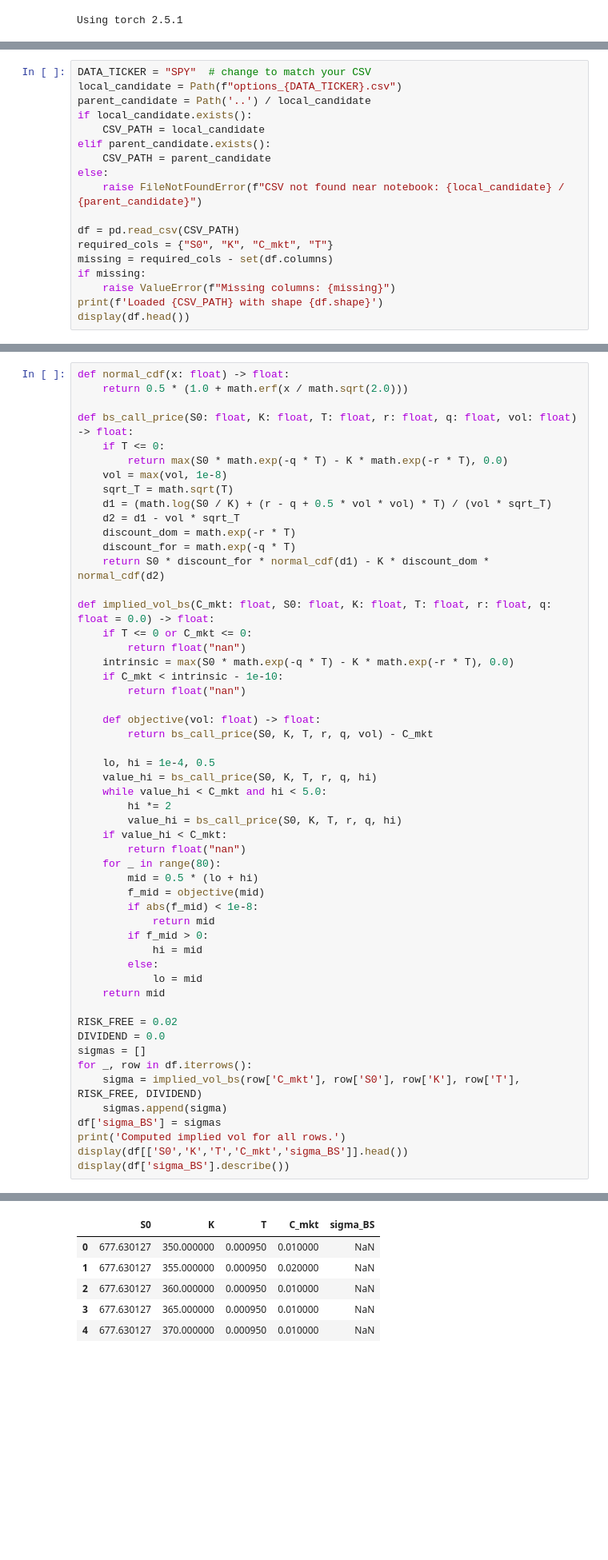
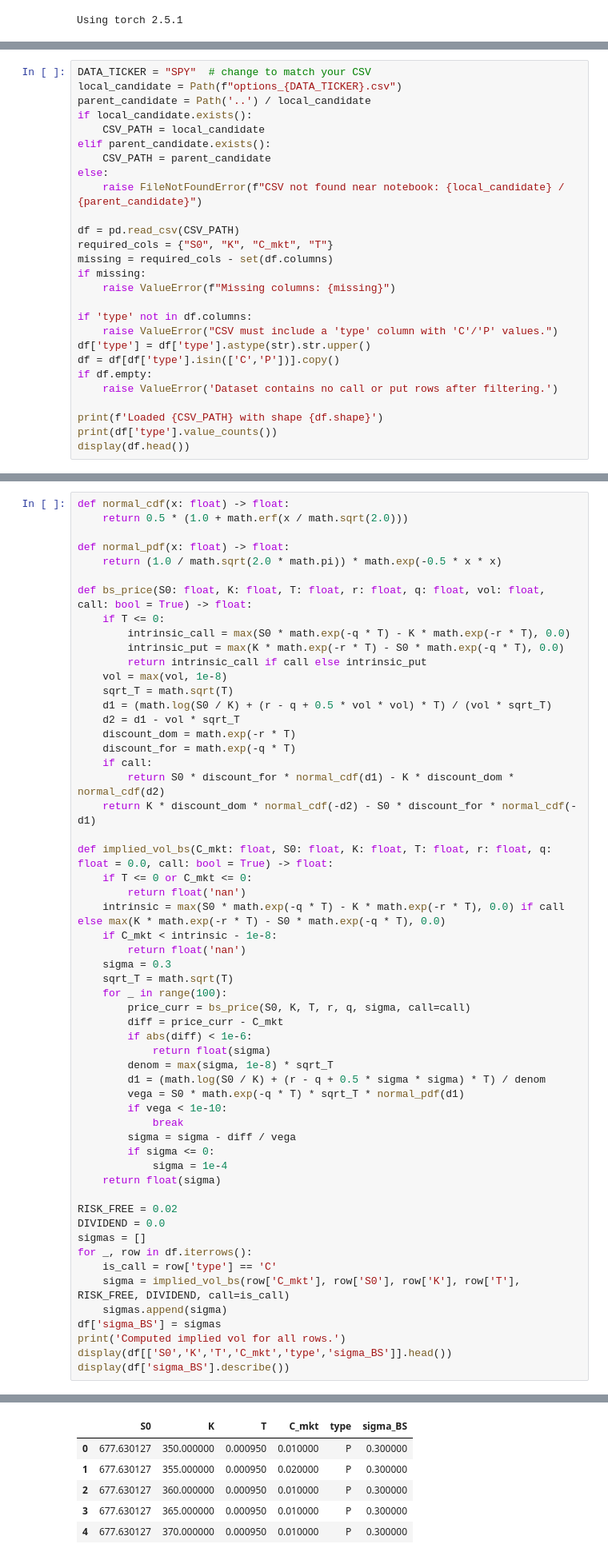
Before and after one commit to nicolassalok1/RepoFinal, a Jupyter notebook: NN/BS/implied_volatility_nn.ipynb, the cells around one changed output, grey strips where cells are left out. Shown at 80% size. Saved outputs shown, nothing was run; the diff lists cells and outputs as text; blank space fills up the shorter version.

```diff
--- a/NN/BS/implied_volatility_nn.ipynb
+++ b/NN/BS/implied_volatility_nn.ipynb
@@ -42,5 +42,14 @@ required_cols = {"S0", "K", "C_mkt", "T"}
 missing = required_cols - set(df.columns)
 if missing:
     raise ValueError(f"Missing columns: {missing}")
+
+if 'type' not in df.columns:
+    raise ValueError("CSV must include a 'type' column with 'C'/'P' values.")
+df['type'] = df['type'].astype(str).str.upper()
+df = df[df['type'].isin(['C','P'])].copy()
+if df.empty:
+    raise ValueError('Dataset contains no call or put rows after filtering.')
+
 print(f'Loaded {CSV_PATH} with shape {df.shape}')
+print(df['type'].value_counts())
 display(df.head())
@@ -49,61 +70,64 @@ display(df.head())
 # %%
 def normal_cdf(x: float) -> float:
     return 0.5 * (1.0 + math.erf(x / math.sqrt(2.0)))
 
-def bs_call_price(S0: float, K: float, T: float, r: float, q: float, vol: float) -> float:
+def normal_pdf(x: float) -> float:
+    return (1.0 / math.sqrt(2.0 * math.pi)) * math.exp(-0.5 * x * x)
+
+def bs_price(S0: float, K: float, T: float, r: float, q: float, vol: float, call: bool = True) -> float:
     if T <= 0:
-        return max(S0 * math.exp(-q * T) - K * math.exp(-r * T), 0.0)
+        intrinsic_call = max(S0 * math.exp(-q * T) - K * math.exp(-r * T), 0.0)
+        intrinsic_put = max(K * math.exp(-r * T) - S0 * math.exp(-q * T), 0.0)
+        return intrinsic_call if call else intrinsic_put
     vol = max(vol, 1e-8)
     sqrt_T = math.sqrt(T)
     d1 = (math.log(S0 / K) + (r - q + 0.5 * vol * vol) * T) / (vol * sqrt_T)
     d2 = d1 - vol * sqrt_T
     discount_dom = math.exp(-r * T)
     discount_for = math.exp(-q * T)
-    return S0 * discount_for * normal_cdf(d1) - K * discount_dom * normal_cdf(d2)
+    if call:
+        return S0 * discount_for * normal_cdf(d1) - K * discount_dom * normal_cdf(d2)
+    return K * discount_dom * normal_cdf(-d2) - S0 * discount_for * normal_cdf(-d1)
 
-def implied_vol_bs(C_mkt: float, S0: float, K: float, T: float, r: float, q: float = 0.0) -> float:
+def implied_vol_bs(C_mkt: float, S0: float, K: float, T: float, r: float, q: float = 0.0, call: bool = True) -> float:
     if T <= 0 or C_mkt <= 0:
-        return float("nan")
-    intrinsic = max(S0 * math.exp(-q * T) - K * math.exp(-r * T), 0.0)
-    if C_mkt < intrinsic - 1e-10:
-        return float("nan")
-
-    def objective(vol: float) -> float:
-        return bs_call_price(S0, K, T, r, q, vol) - C_mkt
-
-    lo, hi = 1e-4, 0.5
-    value_hi = bs_call_price(S0, K, T, r, q, hi)
-    while value_hi < C_mkt and hi < 5.0:
-        hi *= 2
-        value_hi = bs_call_price(S0, K, T, r, q, hi)
-    if value_hi < C_mkt:
-        return float("nan")
-    for _ in range(80):
-        mid = 0.5 * (lo + hi)
-        f_mid = objective(mid)
-        if abs(f_mid) < 1e-8:
-            return mid
-        if f_mid > 0:
-            hi = mid
-        else:
-            lo = mid
-    return mid
+        return float('nan')
+    intrinsic = max(S0 * math.exp(-q * T) - K * math.exp(-r * T), 0.0) if call else max(K * math.exp(-r * T) - S0 * math.exp(-q * T), 0.0)
+    if C_mkt < intrinsic - 1e-8:
+        return float('nan')
+    sigma = 0.3
+    sqrt_T = math.sqrt(T)
+    for _ in range(100):
+        price_curr = bs_price(S0, K, T, r, q, sigma, call=call)
+        diff = price_curr - C_mkt
+        if abs(diff) < 1e-6:
+            return float(sigma)
+        denom = max(sigma, 1e-8) * sqrt_T
+        d1 = (math.log(S0 / K) + (r - q + 0.5 * sigma * sigma) * T) / denom
+        vega = S0 * math.exp(-q * T) * sqrt_T * normal_pdf(d1)
+        if vega < 1e-10:
+            break
+        sigma = sigma - diff / vega
+        if sigma <= 0:
+            sigma = 1e-4
+    return float(sigma)
 
 RISK_FREE = 0.02
 DIVIDEND = 0.0
 sigmas = []
 for _, row in df.iterrows():
-    sigma = implied_vol_bs(row['C_mkt'], row['S0'], row['K'], row['T'], RISK_FREE, DIVIDEND)
+    is_call = row['type'] == 'C'
+    sigma = implied_vol_bs(row['C_mkt'], row['S0'], row['K'], row['T'], RISK_FREE, DIVIDEND, call=is_call)
     sigmas.append(sigma)
 df['sigma_BS'] = sigmas
 print('Computed implied vol for all rows.')
-display(df[['S0','K','T','C_mkt','sigma_BS']].head())
+display(df[['S0','K','T','C_mkt','type','sigma_BS']].head())
 display(df['sigma_BS'].describe())
 # %% [output]
 Computed implied vol for all rows.
-|  | S0 | K | T | C_mkt | sigma_BS |
-| 0 | 677.630127 | 350.000000 | 0.000950 | 0.010000 | NaN |
-| 1 | 677.630127 | 355.000000 | 0.000950 | 0.020000 | NaN |
-| 2 | 677.630127 | 360.000000 | 0.000950 | 0.010000 | NaN |
-| 3 | 677.630127 | 365.000000 | 0.000950 | 0.010000 | NaN |
-| 4 | 677.630127 | 370.000000 | 0.000950 | 0.010000 | NaN |
+|  | S0 | K | T | C_mkt | type | sigma_BS |
+| 0 | 677.630127 | 350.000000 | 0.000950 | 0.010000 | P | 0.300000 |
+| 1 | 677.630127 | 355.000000 | 0.000950 | 0.020000 | P | 0.300000 |
+| 2 | 677.630127 | 360.000000 | 0.000950 | 0.010000 | P | 0.300000 |
+| 3 | 677.630127 | 365.000000 | 0.000950 | 0.010000 | P | 0.300000 |
+| 4 | 677.630127 | 370.000000 | 0.000950 | 0.010000 | P | 0.300000 |
```
Also changed, not shown: parts of 9 cells of this notebook.
